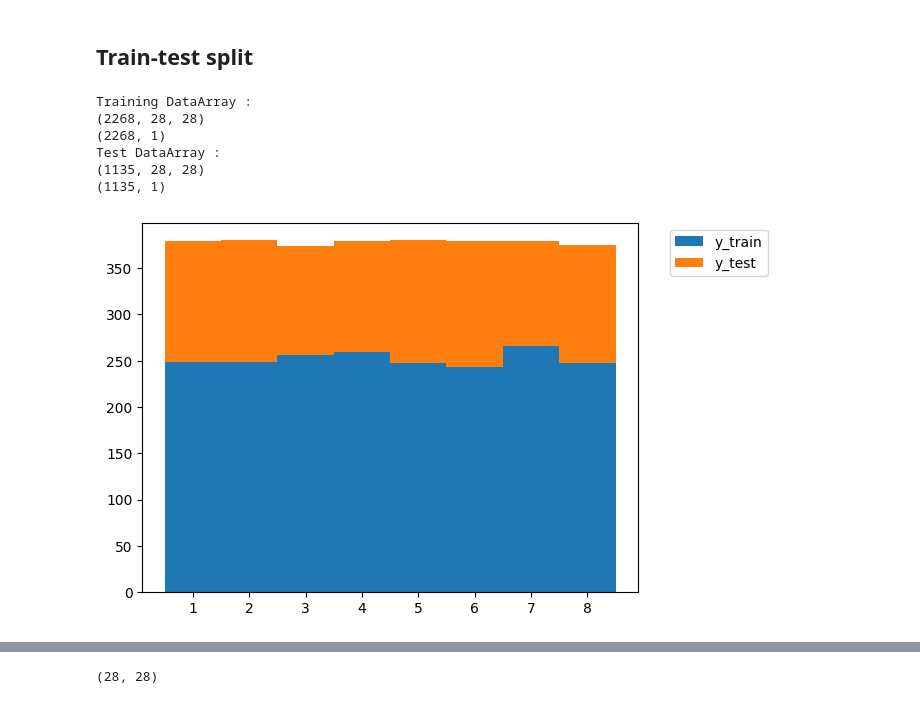
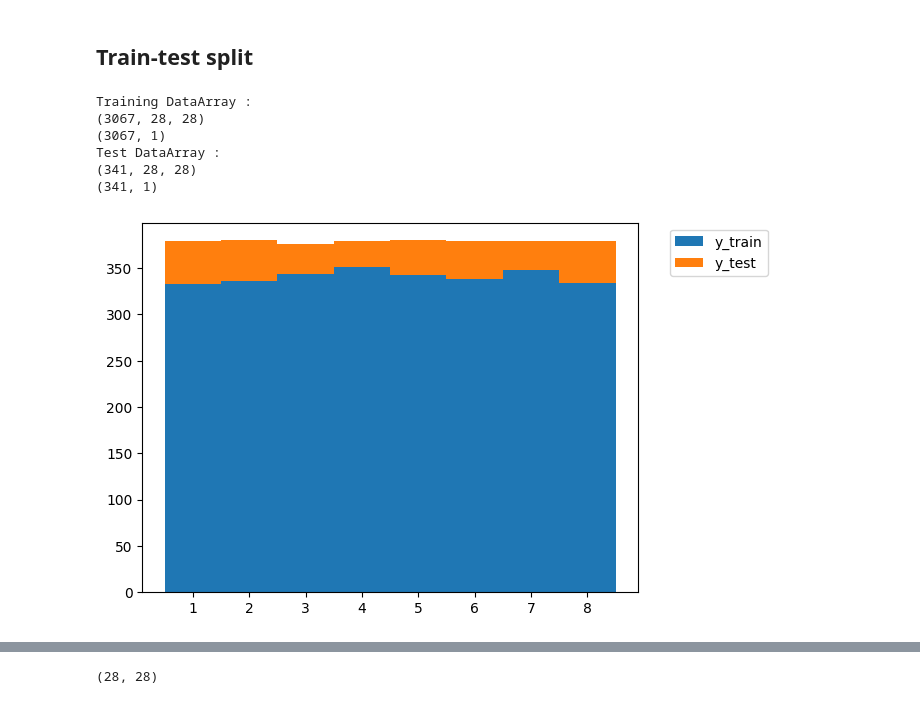
Before and after one commit to csdevignes/trec-coding, a Jupyter notebook: SymbolsTraining.ipynb, the cells around one changed output, grey strips where cells are left out. Saved outputs shown, nothing was run; the diff lists cells and outputs as text; code cells hidden in the pictures.

```diff
--- a/SymbolsTraining.ipynb
+++ b/SymbolsTraining.ipynb
@@ -91,28 +106,28 @@ print(pict_redim.shape)
 ## Train-test split
 # %%
 # Split the DataFrame into training and testing sets
-X_train, X_test, y_train, y_test = train_test_split(pict_redim, label, test_size=1/3, random_state=42)
+X_train, X_test, y_train, y_test = train_test_split(pict_redim, label, test_size=0.1, random_state=42)
 
 # Display the first five rows of the training DataFrame
 print("Training DataArray :")
 print(X_train.shape)
 print(y_train.shape)
 
 # Display the first five rows of the test DataFrame
 print("Test DataArray :")
 print(X_test.shape)
 print(y_test.shape)
 plt.hist([y_train.flatten(), y_test.flatten()], bins=np.arange(0.5, 9.5, 1), stacked=True, label=['y_train', 'y_test'])
 plt.legend(bbox_to_anchor=(1.05, 1), loc='upper left')
 plt.show()
 # %% [output]
 Training DataArray :
-(2268, 28, 28)
-(2268, 1)
+(3067, 28, 28)
+(3067, 1)
 Test DataArray :
-(1135, 28, 28)
-(1135, 1)
+(341, 28, 28)
+(341, 1)
-[figure, old version]
+[figure, new version]
 # %%
 # Define a function to visualize samples from the dataset
 def visualize_samples(X, y, num_samples=5):
```
Also changed, not shown: parts of 26 cells of this notebook, 5 other files.
